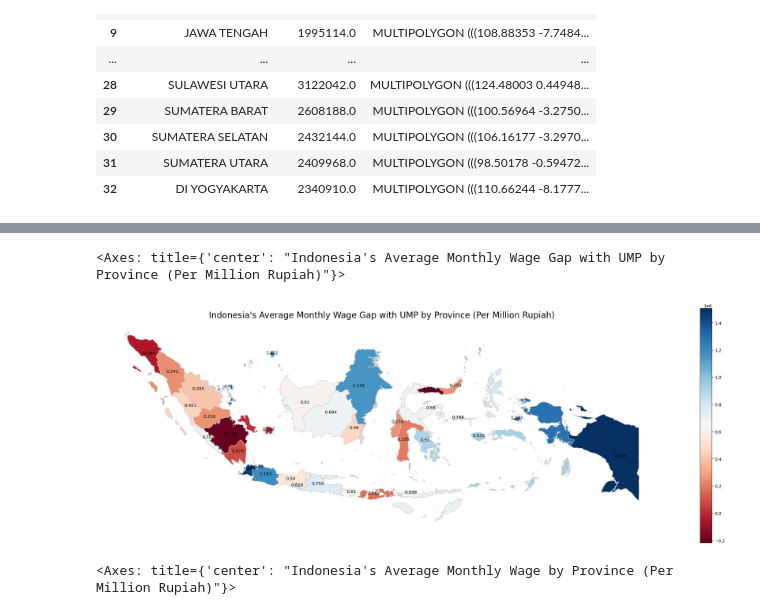
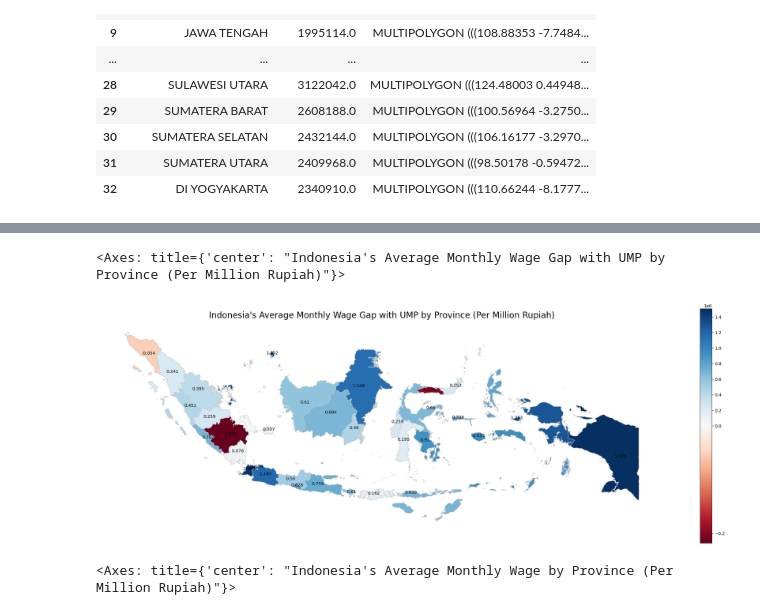
Before and after one commit to owencwijaya/tubes-01-visdat, a Jupyter notebook: dataset-kesejahteraan.ipynb, the cells around one changed output, grey strips where cells are left out. Drawn from its saved outputs; the diff is of its cells as text; code cells hidden in the pictures.

Commit message:
fix: update graph to twoslopenorm

```diff
--- a/dataset-kesejahteraan.ipynb
+++ b/dataset-kesejahteraan.ipynb
@@ -549,31 +549,31 @@ upah_daerah_merged_gap
 # %%
 fig, ax = plt.subplots(figsize = (30, 10))
 
 column_name = 'gap_upah_ump'
 
 value_min = upah_daerah_merged_gap['gap_upah_ump'].min()
 value_max = upah_daerah_merged_gap['gap_upah_ump'].max()
 
 ax.axis('off')
 
 title = 'Indonesia\'s Average Monthly Wage Gap with UMP by Province (Per Million Rupiah)'
 
 ax.set_title(title, fontdict = {'fontsize': '20'})
 
 for idx, row in upah_daerah_merged_gap.iterrows():
     ann = str(round(row[column_name] / 1e6, 3))
     plt.annotate(text = ann, xy = row['coords'], horizontalalignment = 'center')
 
 upah_daerah_merged_gap.plot(column = column_name,
                         cmap = 'RdBu',
                         linewidth = 0.8,
                         ax = ax,
                         edgecolor = '0.8',
                         legend = True,
-                        norm = plt.Normalize(vmin = value_min, vmax = value_max))
+                        norm = TwoSlopeNorm(vmin = value_min, vcenter = 0, vmax = value_max))
 # %% [output]
 <Axes: title={'center': "Indonesia's Average Monthly Wage Gap with UMP by Province (Per Million Rupiah)"}>
-[figure, old version]
+[figure, new version]
 # %%
 fig, ax = plt.subplots(figsize = (30, 10))
 
```
Also changed, not shown: parts of 1 cell of this notebook.
